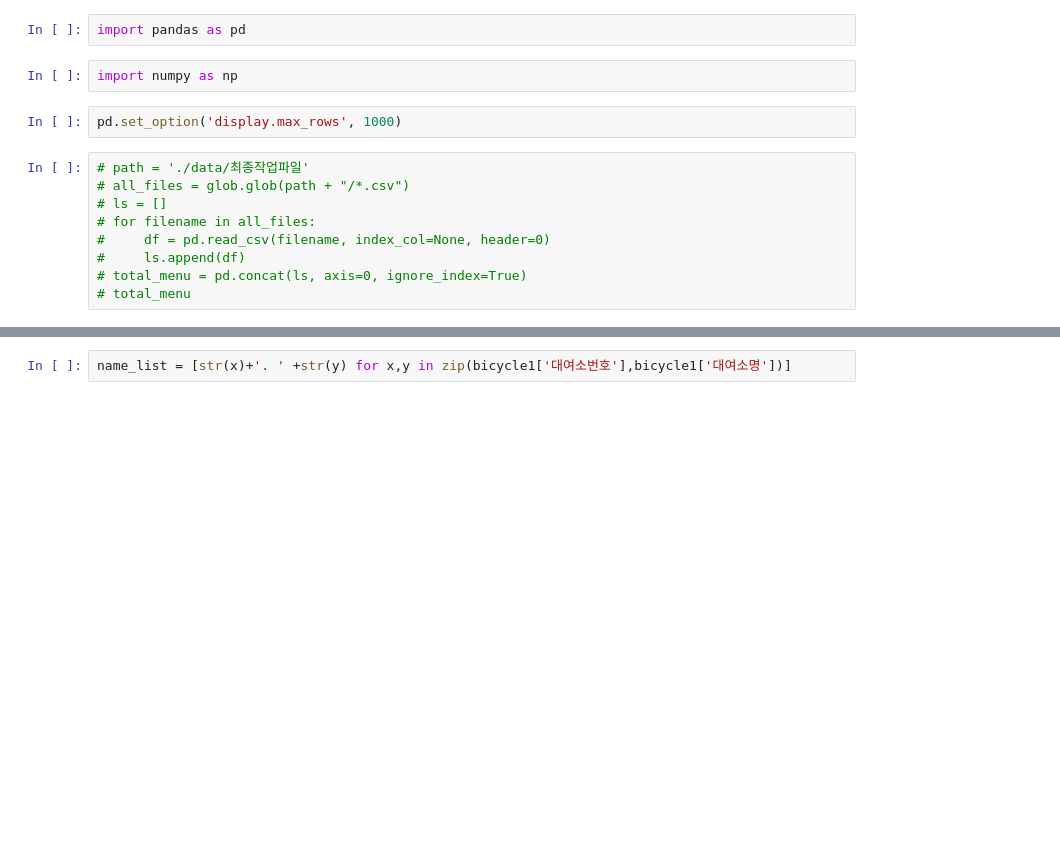
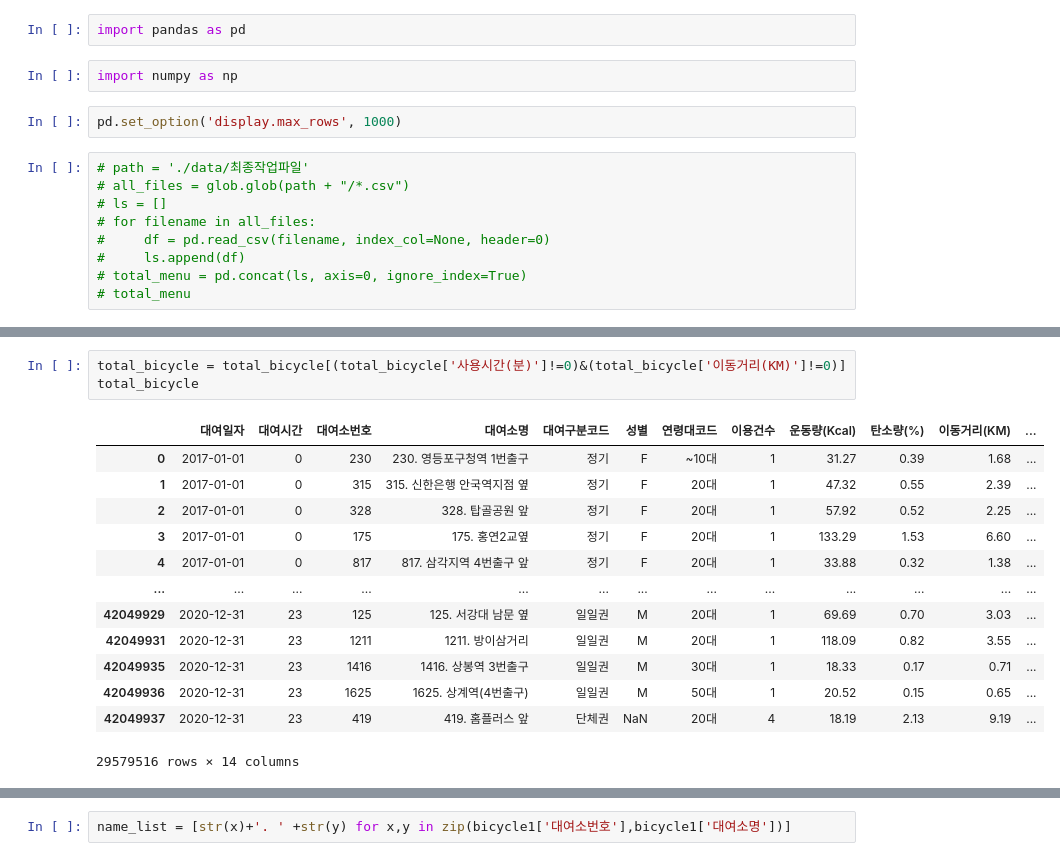
Before and after one commit to JinSuJinSu/jupyter-notebook, a Jupyter notebook: bicycle-project.ipynb, the cells around one changed output, grey strips where cells are left out. Drawn from its saved outputs; the diff is of its cells as text; blank space fills up the shorter version.

```diff
--- a/bicycle-project.ipynb
+++ b/bicycle-project.ipynb
@@ -30,3 +30,20 @@ total_bicycle
 | 42049936 | 2020-12-31 | 23 | 1625 | 1625. 상계역(4번출구) | 일일권 | M | 50대 | 1 | 20.52 | 0.15 | 0.65 | ... |
 | 42049937 | 2020-12-31 | 23 | 419 | 419. 홈플러스 앞 | 단체권 | NaN | 20대 | 4 | 18.19 | 2.13 | 9.19 | ... |
 42049938 rows × 14 columns
+# %%
+total_bicycle = total_bicycle[(total_bicycle['사용시간(분)']!=0)&(total_bicycle['이동거리(KM)']!=0)]
+total_bicycle
+# %% [output]
+|  | 대여일자 | 대여시간 | 대여소번호 | 대여소명 | 대여구분코드 | 성별 | 연령대코드 | 이용건수 | 운동량(Kcal) | 탄소량(%) | 이동거리(KM) | ... |
+| 0 | 2017-01-01 | 0 | 230 | 230. 영등포구청역 1번출구 | 정기 | F | ~10대 | 1 | 31.27 | 0.39 | 1.68 | ... |
+| 1 | 2017-01-01 | 0 | 315 | 315. 신한은행 안국역지점 옆 | 정기 | F | 20대 | 1 | 47.32 | 0.55 | 2.39 | ... |
+| 2 | 2017-01-01 | 0 | 328 | 328. 탑골공원 앞 | 정기 | F | 20대 | 1 | 57.92 | 0.52 | 2.25 | ... |
+| 3 | 2017-01-01 | 0 | 175 | 175. 홍연2교옆 | 정기 | F | 20대 | 1 | 133.29 | 1.53 | 6.60 | ... |
+| 4 | 2017-01-01 | 0 | 817 | 817. 삼각지역 4번출구 앞 | 정기 | F | 20대 | 1 | 33.88 | 0.32 | 1.38 | ... |
+| ... | ... | ... | ... | ... | ... | ... | ... | ... | ... | ... | ... | ... |
+| 42049929 | 2020-12-31 | 23 | 125 | 125. 서강대 남문 옆 | 일일권 | M | 20대 | 1 | 69.69 | 0.70 | 3.03 | ... |
+| 42049931 | 2020-12-31 | 23 | 1211 | 1211. 방이삼거리 | 일일권 | M | 20대 | 1 | 118.09 | 0.82 | 3.55 | ... |
+| 42049935 | 2020-12-31 | 23 | 1416 | 1416. 상봉역 3번출구 | 일일권 | M | 30대 | 1 | 18.33 | 0.17 | 0.71 | ... |
+| 42049936 | 2020-12-31 | 23 | 1625 | 1625. 상계역(4번출구) | 일일권 | M | 50대 | 1 | 20.52 | 0.15 | 0.65 | ... |
+| 42049937 | 2020-12-31 | 23 | 419 | 419. 홈플러스 앞 | 단체권 | NaN | 20대 | 4 | 18.19 | 2.13 | 9.19 | ... |
+29579516 rows × 14 columns
```
Also changed, not shown: parts of 32 cells of this notebook, 1 other file.
